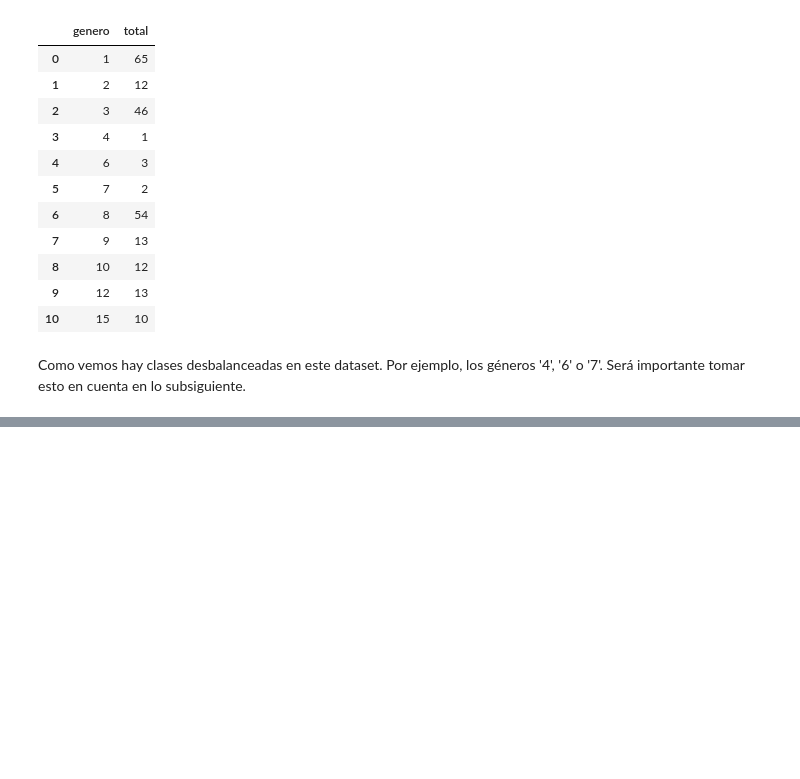
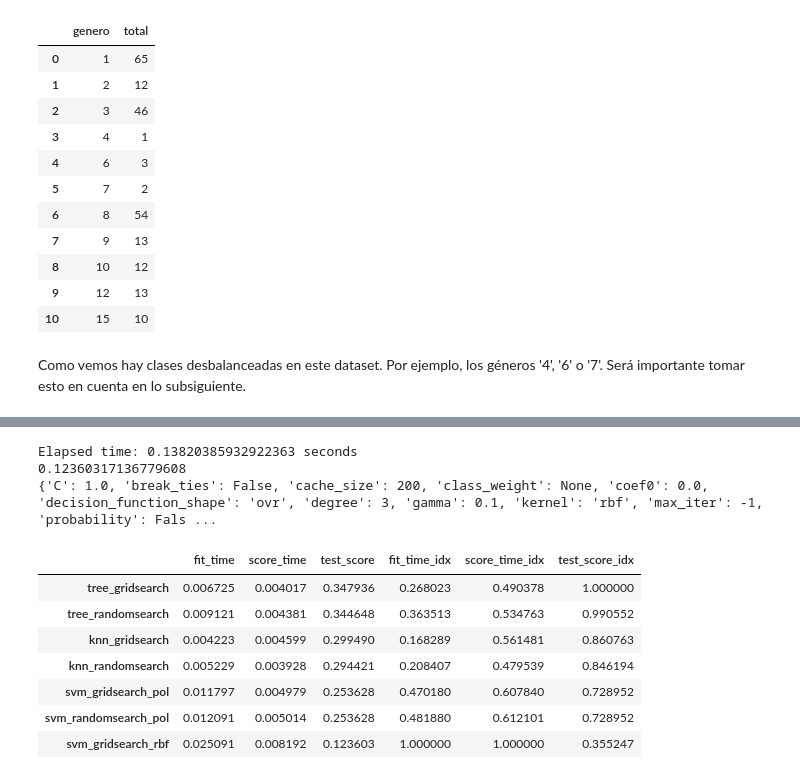
Before and after one commit to william-alvarez/Tareas, a Jupyter notebook: tarea_5.ipynb, the cells around one changed output, grey strips where cells are left out. Saved outputs shown, nothing was run; the diff lists cells and outputs as text; code cells hidden in the pictures; blank space fills up the shorter version.

```diff
--- a/tarea_5.ipynb
+++ b/tarea_5.ipynb
@@ -156,0 +260,22 @@ Elapsed time: 0.48362231254577637 seconds
+# %%
+# Usamos RandomizedSearchCV para modelos con máquinas de soporte vectorial
+# con los kernels polinomiales
+svm_random_pol = RandomizedSearchCV(estimator=model_svm,
+                        param_distributions=parametros_svm_pol,
+                        scoring="f1_weighted", n_jobs=-1, n_iter=10)
+
+start_time = time.time()
+svm_random_pol.fit(X, y.values.ravel())
+end_time = time.time()
+elapsed_time = end_time - start_time
+
+print(f"Elapsed time: {elapsed_time} seconds")
+
+print(svm_random_pol.best_score_)
+print(svm_random_pol.best_estimator_.get_params())
+
+resultados["svm_randomsearch_pol"] = evaluar_modelo(svm_random_pol.best_estimator_,
+                                             X,
+                                             y.values.ravel())
+
+ver_resultados()
@@ -157,28 +293,40 @@ Elapsed time: 0.48362231254577637 seconds
 # %%
-model_svm = SVC()
+# Usamos GridSearchCV para modelos con máquinas de soporte vectorial
+# Ahora vamos a evaluar los kernel gaussianos
 
-parametros_svm = {
-    "degree": [1, 2, 3, 4],
-    "gamma": [0.1, 0.5, 1.0, 10.0],
-    "kernel": ["poly", "rbf"]
+parametros_svm_rbf = {
+    "gamma": [0.1, 1.0, 10],
+    "kernel": ["rbf"]
 }
 
-svm_grid = GridSearchCV(estimator=model_svm,
-                        param_grid=parametros_svm,
+svm_grid_rbf = GridSearchCV(estimator=model_svm,
+                        param_grid=parametros_svm_rbf,
                         scoring="f1_weighted", n_jobs=-1)
 
 start_time = time.time()
-svm_grid.fit(X, y.values.ravel())
+svm_grid_rbf.fit(X, y.values.ravel())
 end_time = time.time()
 elapsed_time = end_time - start_time
 
 print(f"Elapsed time: {elapsed_time} seconds")
 
-print(svm_grid.best_score_)
-print(svm_grid.best_estimator_.get_params())
+print(svm_grid_rbf.best_score_)
+print(svm_grid_rbf.best_estimator_.get_params())
 
-resultados["svm_gridsearch"] = evaluar_modelo(svm_grid.best_estimator_,
+resultados["svm_gridsearch_rbf"] = evaluar_modelo(svm_grid_rbf.best_estimator_,
                                              X,
                                              y.values.ravel())
 
 ver_resultados()
+# %% [output]
+Elapsed time: 0.13820385932922363 seconds
+0.12360317136779608
+{'C': 1.0, 'break_ties': False, 'cache_size': 200, 'class_weight': None, 'coef0': 0.0, 'decision_function_shape': 'ovr', 'degree': 3, 'gamma': 0.1, 'kernel': 'rbf', 'max_iter': -1, 'probability': Fals ...
+|  | fit_time | score_time | test_score | fit_time_idx | score_time_idx | test_score_idx |
+| tree_gridsearch | 0.006725 | 0.004017 | 0.347936 | 0.268023 | 0.490378 | 1.000000 |
+| tree_randomsearch | 0.009121 | 0.004381 | 0.344648 | 0.363513 | 0.534763 | 0.990552 |
+| knn_gridsearch | 0.004223 | 0.004599 | 0.299490 | 0.168289 | 0.561481 | 0.860763 |
+| knn_randomsearch | 0.005229 | 0.003928 | 0.294421 | 0.208407 | 0.479539 | 0.846194 |
+| svm_gridsearch_pol | 0.011797 | 0.004979 | 0.253628 | 0.470180 | 0.607840 | 0.728952 |
+| svm_randomsearch_pol | 0.012091 | 0.005014 | 0.253628 | 0.481880 | 0.612101 | 0.728952 |
+| svm_gridsearch_rbf | 0.025091 | 0.008192 | 0.123603 | 1.000000 | 1.000000 | 0.355247 |
```
Also changed, not shown: parts of 10 cells of this notebook.
